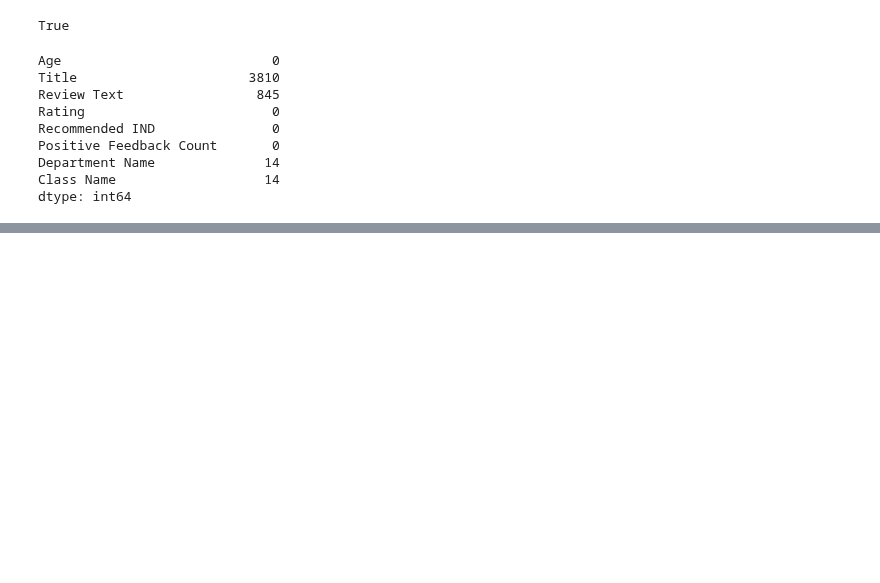
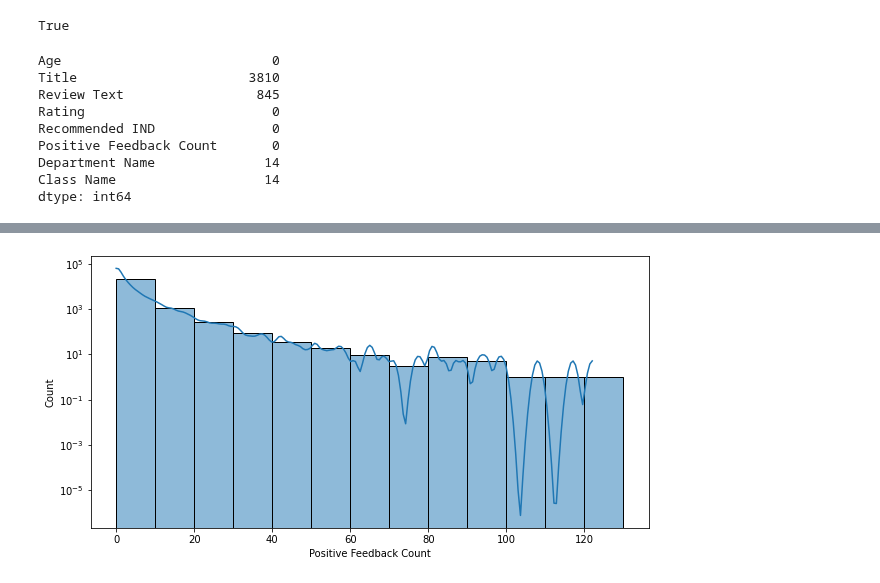
Before and after one commit to broepke/DATA110, a Jupyter notebook: Week 11/DATA110-Week11-Midterm-broepke.ipynb, the cells around one changed output, grey strips where cells are left out. Saved outputs shown, nothing was run; the diff lists cells and outputs as text; code cells hidden in the pictures; blank space fills up the shorter version.

```diff
--- a/Week 11/DATA110-Week11-Midterm-broepke.ipynb
+++ b/Week 11/DATA110-Week11-Midterm-broepke.ipynb
@@ -261,0 +308,6 @@ ax.set_xticklabels(ax.get_xticklabels(), rotation=90);
+# %%
+plt.figure(figsize=(10, 5))
+ax = sns.histplot(df, x='Positive Feedback Count', kde=True, palette="tab20c", binwidth=10);
+ax.set(yscale="log");
+# %% [output]
+[figure, added]
```
Also changed, not shown: parts of 40 cells of this notebook, 1 other file.
